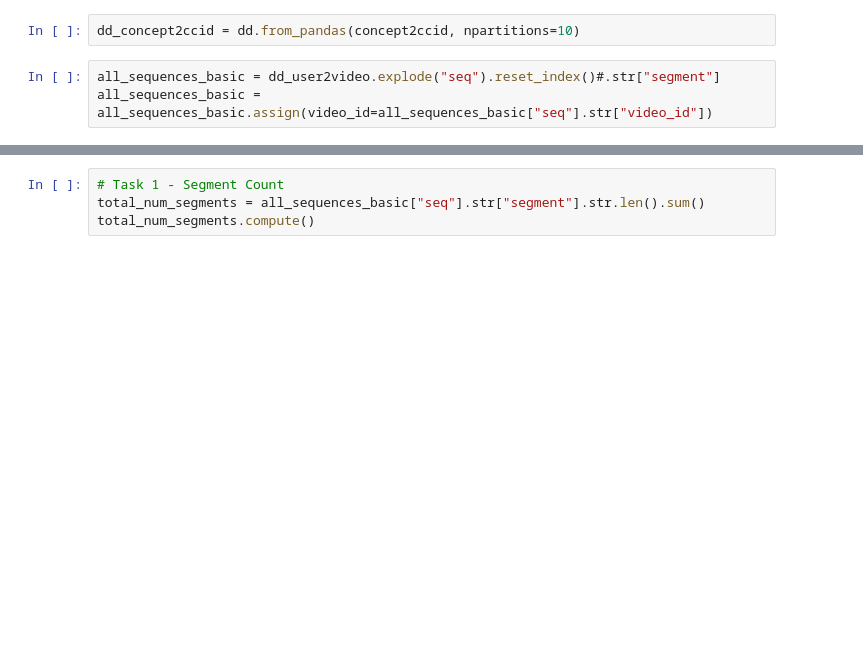
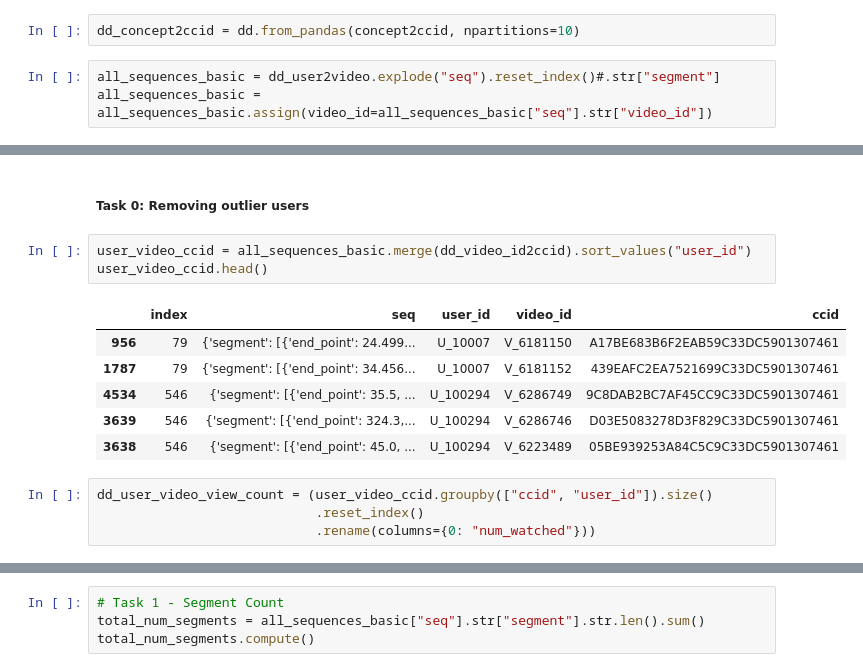
Before and after one commit to erlendoeien/fall-project, a Jupyter notebook: movies_pre_processing.ipynb, the cells around one changed output, grey strips where cells are left out. Saved outputs shown, nothing was run; the diff lists cells and outputs as text; blank space fills up the shorter version.

```diff
--- a/movies_pre_processing.ipynb
+++ b/movies_pre_processing.ipynb
@@ -54,0 +52,16 @@ all_sequences_basic = all_sequences_basic.assign(video_id=all_sequences_basic["s
+# %% [markdown]
+##### Task 0: Removing outlier users
+# %%
+user_video_ccid = all_sequences_basic.merge(dd_video_id2ccid).sort_values("user_id")
+user_video_ccid.head()
+# %% [output]
+|  | index | seq | user_id | video_id | ccid |
+| 956 | 79 | {'segment': [{'end_point': 24.499... | U_10007 | V_6181150 | A17BE683B6F2EAB59C33DC5901307461 |
+| 1787 | 79 | {'segment': [{'end_point': 34.456... | U_10007 | V_6181152 | 439EAFC2EA7521699C33DC5901307461 |
+| 4534 | 546 | {'segment': [{'end_point': 35.5, ... | U_100294 | V_6286749 | 9C8DAB2BC7AF45CC9C33DC5901307461 |
+| 3639 | 546 | {'segment': [{'end_point': 324.3,... | U_100294 | V_6286746 | D03E5083278D3F829C33DC5901307461 |
+| 3638 | 546 | {'segment': [{'end_point': 45.0, ... | U_100294 | V_6223489 | 05BE939253A84C5C9C33DC5901307461 |
+# %%
+dd_user_video_view_count = (user_video_ccid.groupby(["ccid", "user_id"]).size()
+                            .reset_index()
+                            .rename(columns={0: "num_watched"}))
```
Also changed, not shown: parts of 8 cells of this notebook.
